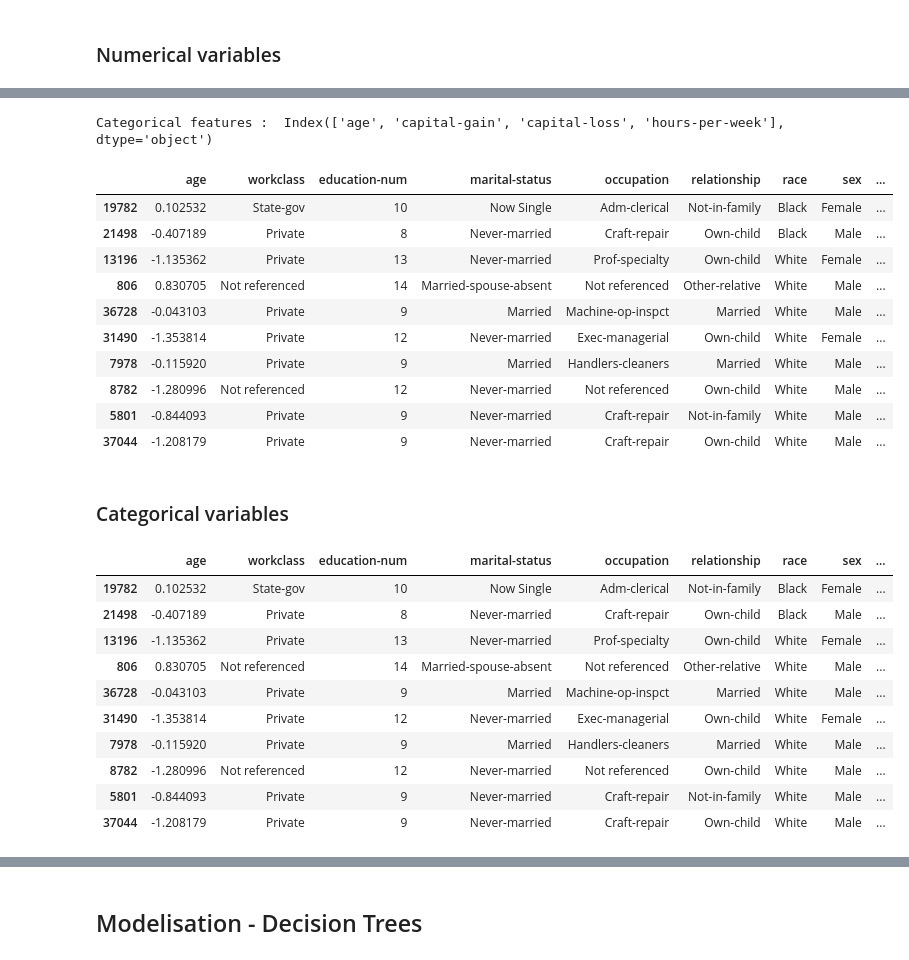
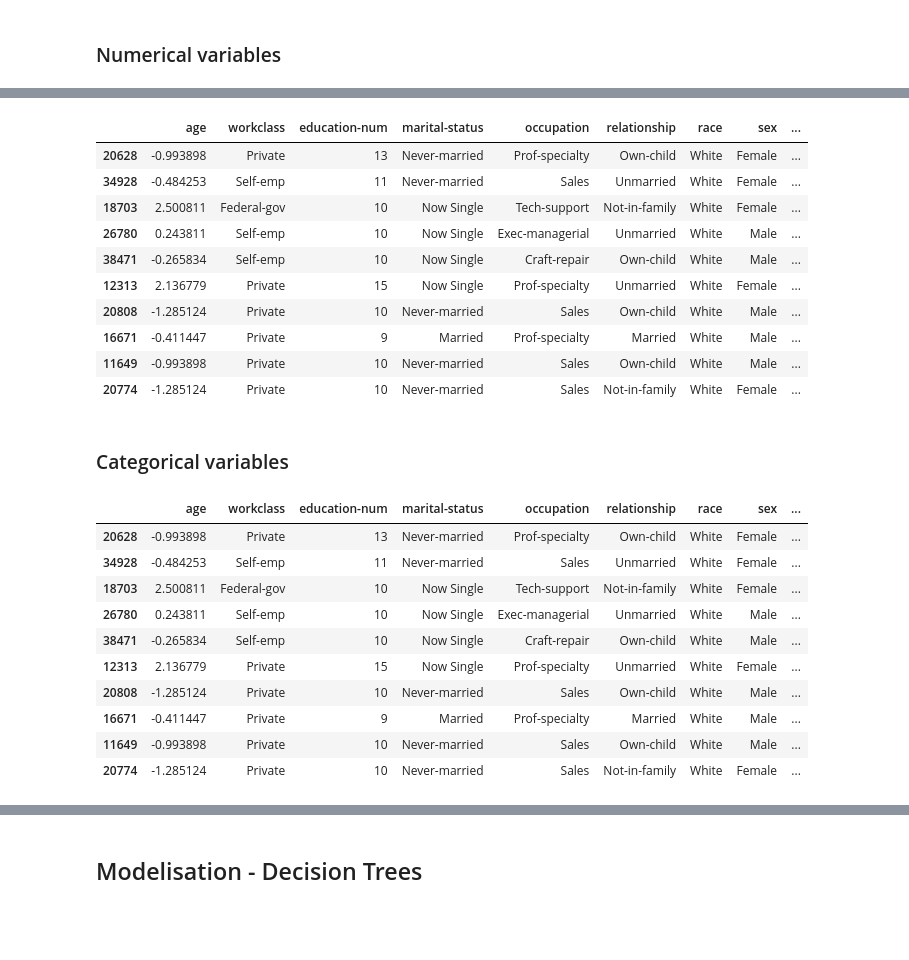
Before and after one commit to jrafei/income-prediction, a Jupyter notebook: notebooks/models_random_forests.ipynb, the cells around one changed output, grey strips where cells are left out. Saved outputs shown, nothing was run; the diff lists cells and outputs as text; code cells hidden in the pictures; blank space fills up the shorter version.

```diff
--- a/notebooks/models_random_forests.ipynb
+++ b/notebooks/models_random_forests.ipynb
@@ -210,3 +170,0 @@ df_test['relationship'] = df_test['relationship'].replace({'Husband': 'Married',
-# %%
-df_train['race'] = df_train['race'].replace({'Amer-Indian-Eskimo': 'Other'})
-df_test['race'] = df_test['race'].replace({'Amer-Indian-Eskimo': 'Other'})
@@ -227,9 +170,0 @@ On met dans la catégorie "Other" tous les pays qui obtiennent un nombre d'obser
-# %%
-# Counting for each value of the variable 'native-country' the number of individuals who have this value
-filtered = df_train[df_train['native-country'] != 'United-States']
-
-for country in filtered['native-country'].unique():
-    nb_samples_associated = filtered[filtered['native-country'] == country].shape[0]
-    if nb_samples_associated < 200:
-        df_train['native-country'] = df_train['native-country'].replace({country: 'Other'})
-        df_test['native-country'] = df_test['native-country'].replace({country: 'Other'})
@@ -354,47 +219,34 @@ X_train.head(10)
-# %%
-# Standard Scaler
-
-scale_standard = StandardScaler()
-
-print('Categorical features : ', cont_features)
-for feature in cont_features:
-
-    # Normaliser les données d'entrainement
-    X_train[feature] = scale_standard.fit_transform(X_train[feature].values.reshape(-1,1))
-    X_train[feature] = X_train[feature].ravel()
-
-    # Normaliser les données
-    X_test[feature] = scale_standard.transform(X_test[feature].values.reshape(-1,1))
-    X_test[feature] = X_test[feature].ravel()
-# %% [output]
-Categorical features :  Index(['age', 'capital-gain', 'capital-loss', 'hours-per-week'], dtype='object')
+# %%
+# Standard Scaler
+
+X_train_std, X_test_std = standardize(X_train, X_test, cont_features)
 # %%
-X_train.head(10)
+X_train_std.head(10)
 # %% [output]
 |  | age | workclass | education-num | marital-status | occupation | relationship | race | sex | ... |
-| 19782 | 0.102532 | State-gov | 10 | Now Single | Adm-clerical | Not-in-family | Black | Female | ... |
-| 21498 | -0.407189 | Private | 8 | Never-married | Craft-repair | Own-child | Black | Male | ... |
-| 13196 | -1.135362 | Private | 13 | Never-married | Prof-specialty | Own-child | White | Female | ... |
-| 806 | 0.830705 | Not referenced | 14 | Married-spouse-absent | Not referenced | Other-relative | White | Male | ... |
-| 36728 | -0.043103 | Private | 9 | Married | Machine-op-inspct | Married | White | Male | ... |
-| 31490 | -1.353814 | Private | 12 | Never-married | Exec-managerial | Own-child | White | Female | ... |
-| 7978 | -0.115920 | Private | 9 | Married | Handlers-cleaners | Married | White | Male | ... |
-| 8782 | -1.280996 | Not referenced | 12 | Never-married | Not referenced | Own-child | White | Male | ... |
-| 5801 | -0.844093 | Private | 9 | Never-married | Craft-repair | Not-in-family | White | Male | ... |
-| 37044 | -1.208179 | Private | 9 | Never-married | Craft-repair | Own-child | White | Male | ... |
+| 20628 | -0.993898 | Private | 13 | Never-married | Prof-specialty | Own-child | White | Female | ... |
+| 34928 | -0.484253 | Self-emp | 11 | Never-married | Sales | Unmarried | White | Female | ... |
+| 18703 | 2.500811 | Federal-gov | 10 | Now Single | Tech-support | Not-in-family | White | Female | ... |
+| 26780 | 0.243811 | Self-emp | 10 | Now Single | Exec-managerial | Unmarried | White | Male | ... |
+| 38471 | -0.265834 | Self-emp | 10 | Now Single | Craft-repair | Own-child | White | Male | ... |
+| 12313 | 2.136779 | Private | 15 | Now Single | Prof-specialty | Unmarried | White | Female | ... |
+| 20808 | -1.285124 | Private | 10 | Never-married | Sales | Own-child | White | Male | ... |
+| 16671 | -0.411447 | Private | 9 | Married | Prof-specialty | Married | White | Male | ... |
+| 11649 | -0.993898 | Private | 10 | Never-married | Sales | Own-child | White | Male | ... |
+| 20774 | -1.285124 | Private | 10 | Never-married | Sales | Not-in-family | White | Female | ... |
 # %% [markdown]
 ### Categorical variables
 # %%
-X_train.head(10)
+X_train_std.head(10)
 # %% [output]
 |  | age | workclass | education-num | marital-status | occupation | relationship | race | sex | ... |
-| 19782 | 0.102532 | State-gov | 10 | Now Single | Adm-clerical | Not-in-family | Black | Female | ... |
-| 21498 | -0.407189 | Private | 8 | Never-married | Craft-repair | Own-child | Black | Male | ... |
-| 13196 | -1.135362 | Private | 13 | Never-married | Prof-specialty | Own-child | White | Female | ... |
-| 806 | 0.830705 | Not referenced | 14 | Married-spouse-absent | Not referenced | Other-relative | White | Male | ... |
-| 36728 | -0.043103 | Private | 9 | Married | Machine-op-inspct | Married | White | Male | ... |
-| 31490 | -1.353814 | Private | 12 | Never-married | Exec-managerial | Own-child | White | Female | ... |
-| 7978 | -0.115920 | Private | 9 | Married | Handlers-cleaners | Married | White | Male | ... |
-| 8782 | -1.280996 | Not referenced | 12 | Never-married | Not referenced | Own-child | White | Male | ... |
-| 5801 | -0.844093 | Private | 9 | Never-married | Craft-repair | Not-in-family | White | Male | ... |
-| 37044 | -1.208179 | Private | 9 | Never-married | Craft-repair | Own-child | White | Male | ... |
+| 20628 | -0.993898 | Private | 13 | Never-married | Prof-specialty | Own-child | White | Female | ... |
+| 34928 | -0.484253 | Self-emp | 11 | Never-married | Sales | Unmarried | White | Female | ... |
+| 18703 | 2.500811 | Federal-gov | 10 | Now Single | Tech-support | Not-in-family | White | Female | ... |
+| 26780 | 0.243811 | Self-emp | 10 | Now Single | Exec-managerial | Unmarried | White | Male | ... |
+| 38471 | -0.265834 | Self-emp | 10 | Now Single | Craft-repair | Own-child | White | Male | ... |
+| 12313 | 2.136779 | Private | 15 | Now Single | Prof-specialty | Unmarried | White | Female | ... |
+| 20808 | -1.285124 | Private | 10 | Never-married | Sales | Own-child | White | Male | ... |
+| 16671 | -0.411447 | Private | 9 | Married | Prof-specialty | Married | White | Male | ... |
+| 11649 | -0.993898 | Private | 10 | Never-married | Sales | Own-child | White | Male | ... |
+| 20774 | -1.285124 | Private | 10 | Never-married | Sales | Not-in-family | White | Female | ... |
```
Also changed, not shown: parts of 63 cells of this notebook, 6 other files.
